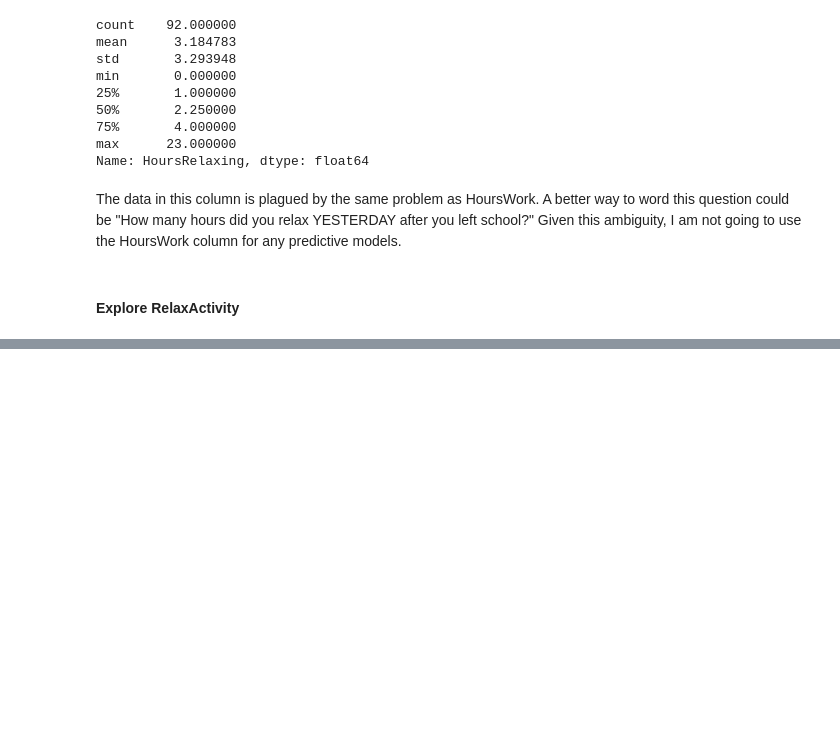
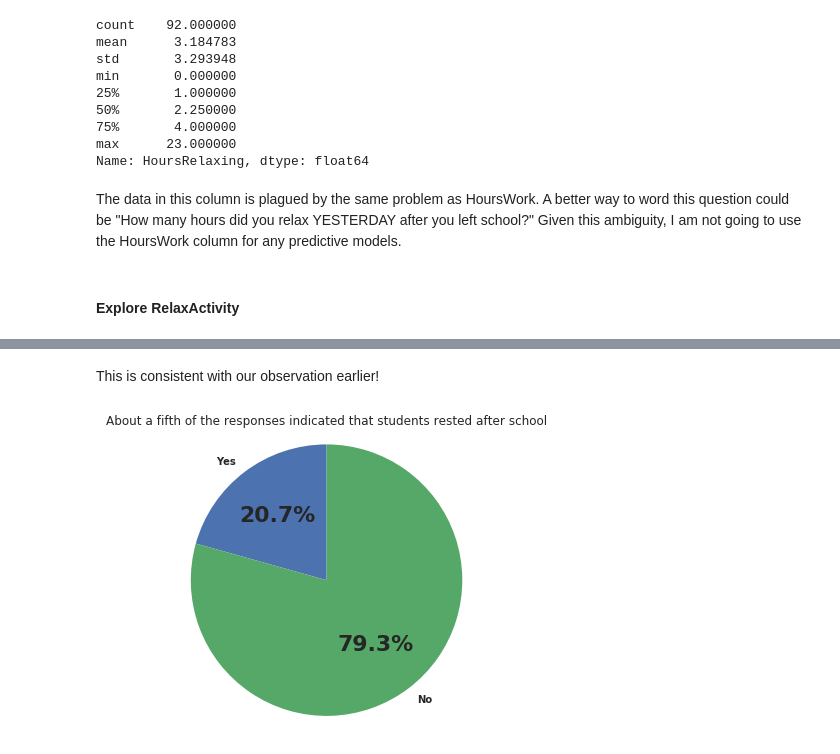
Before and after one commit to albemlee/PTPracticeData, a Jupyter notebook: Practice PT - Tell a Data Story (Python Edition).ipynb, the cells around one changed output, grey strips where cells are left out. Saved outputs shown, nothing was run; the diff lists cells and outputs as text; code cells hidden in the pictures; blank space fills up the shorter version.

```diff
--- a/Practice PT - Tell a Data Story (Python Edition).ipynb
+++ b/Practice PT - Tell a Data Story (Python Edition).ipynb
@@ -577,0 +648,18 @@ I will first do text analysis on the RelaxActivity Column to identify the keywor
+# %% [markdown]
+This is consistent with our observation earlier!
+# %%
+#Rest
+responses = len(data['Rest'])
+response_positives = sum(data['Rest'])
+response_negatives = responses - response_positives
+
+labels = ['Yes', 'No']
+responses_data = [response_positives, response_negatives]
+
+plt.pie(responses_data, labels=labels, autopct='%1.1f%%', startangle=90)
+plt.axis('equal')
+plt.title('About a fifth of the responses indicated that students rested after school')
+plt.savefig('Plots/Rest.png')
+plt.show()
+# %% [output]
+[figure, added]
```
Also changed, not shown: parts of 51 cells of this notebook, 14 other files.
